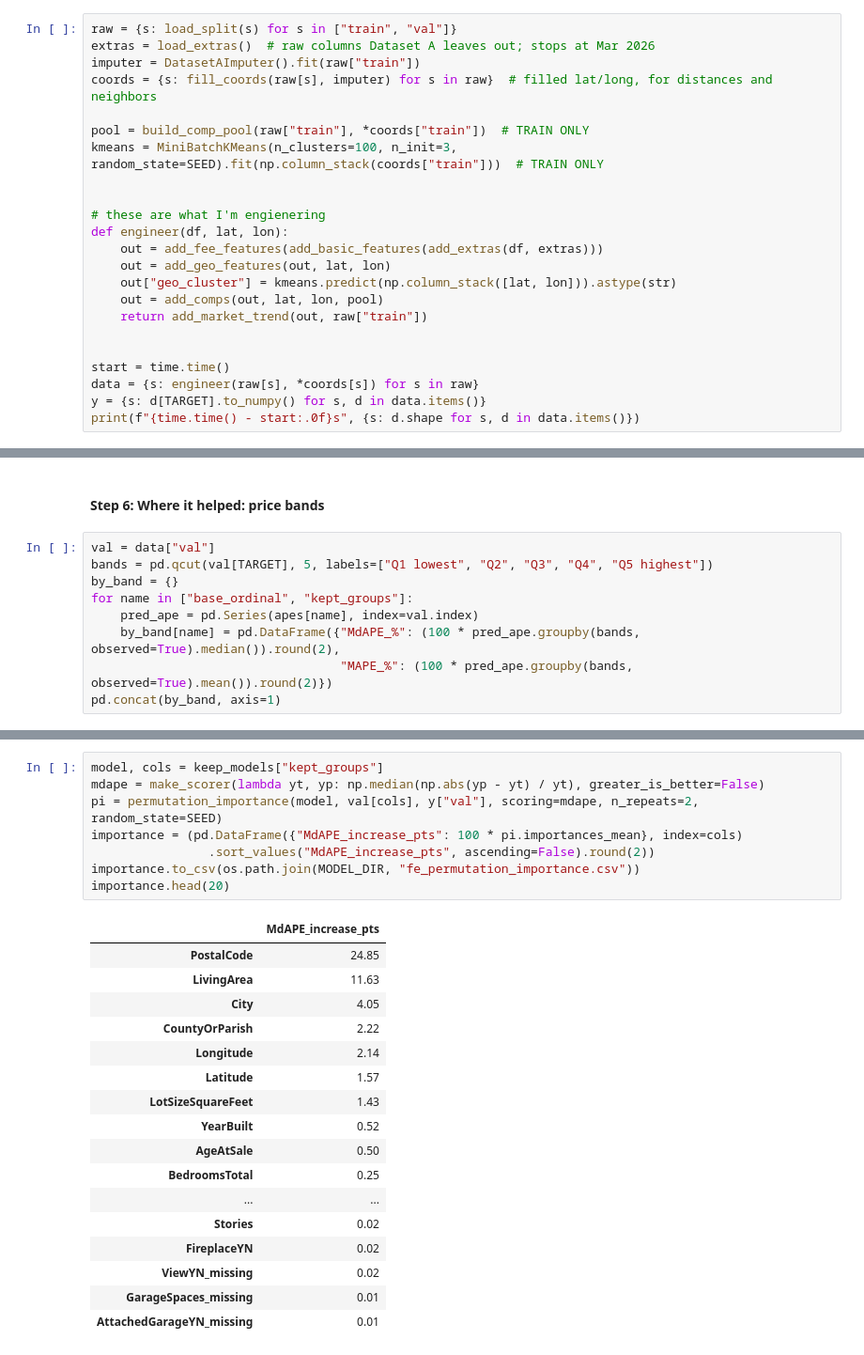
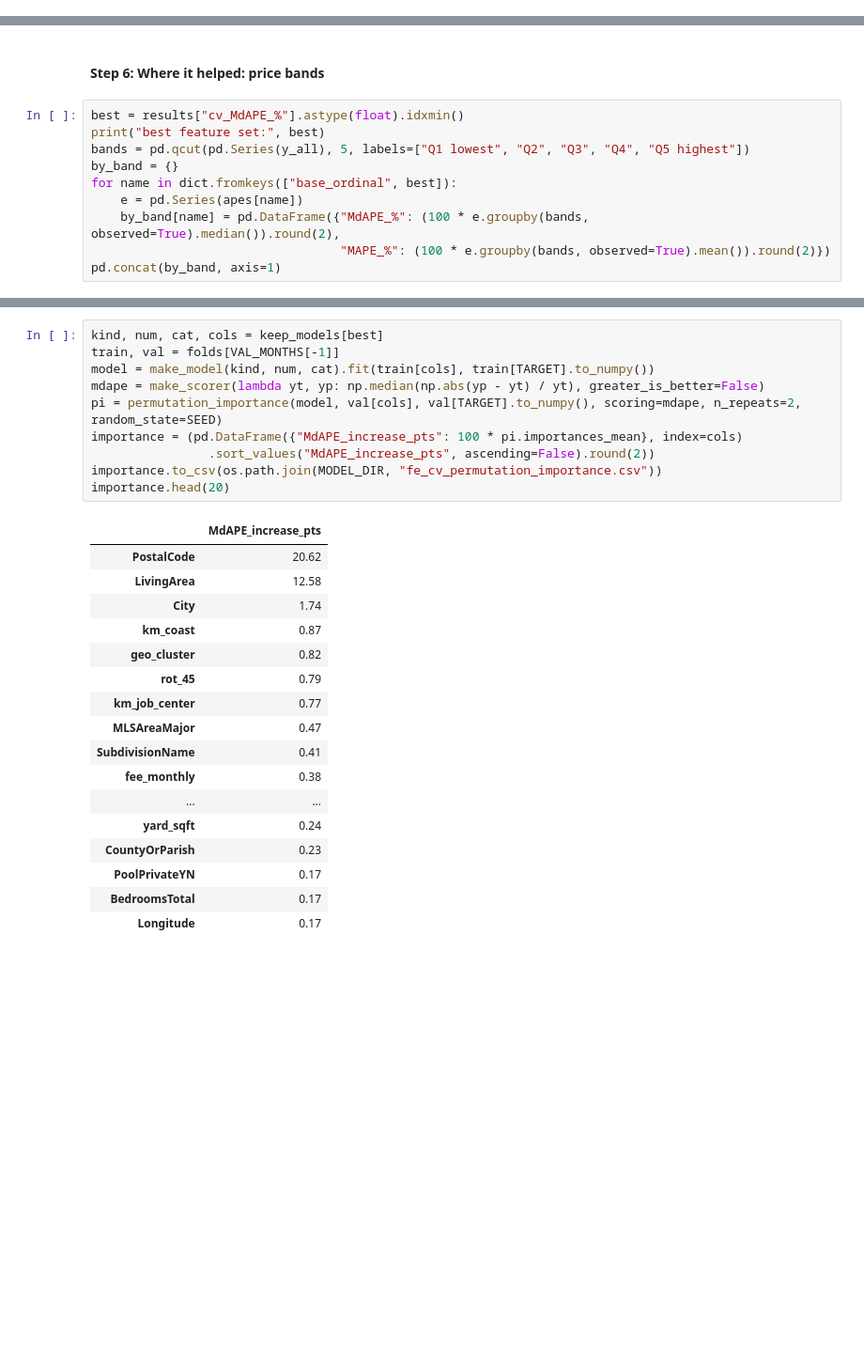
Before and after one commit to eemilycchen/IDX-Exchange-Data-Science, a Jupyter notebook: 05_feature_engineering.ipynb, the cells around one changed output, grey strips where cells are left out. Shown at 94% size. Saved outputs shown, nothing was run; the diff lists cells and outputs as text; blank space fills up the shorter version.

```diff
--- a/05_feature_engineering.ipynb
+++ b/05_feature_engineering.ipynb
@@ -38,25 +42,2 @@ MODEL_DIR = os.path.join(DATA_DIR, "models")
 # %% [markdown]
 #### Step 1: Load and build every feature
-# %%
-raw = {s: load_split(s) for s in ["train", "val"]}
-extras = load_extras()  # raw columns Dataset A leaves out; stops at Mar 2026
-imputer = DatasetAImputer().fit(raw["train"])
-coords = {s: fill_coords(raw[s], imputer) for s in raw}  # filled lat/long, for distances and neighbors
-
-pool = build_comp_pool(raw["train"], *coords["train"])  # TRAIN ONLY
-kmeans = MiniBatchKMeans(n_clusters=100, n_init=3, random_state=SEED).fit(np.column_stack(coords["train"]))  # TRAIN ONLY
-
-
-# these are what I'm engienering
-def engineer(df, lat, lon):
-    out = add_fee_features(add_basic_features(add_extras(df, extras)))
-    out = add_geo_features(out, lat, lon)
-    out["geo_cluster"] = kmeans.predict(np.column_stack([lat, lon])).astype(str)
-    out = add_comps(out, lat, lon, pool)
-    return add_market_trend(out, raw["train"])
-
-
-start = time.time()
-data = {s: engineer(raw[s], *coords[s]) for s in raw}
-y = {s: d[TARGET].to_numpy() for s, d in data.items()}
-print(f"{time.time() - start:.0f}s", {s: d.shape for s, d in data.items()})
@@ -210,12 +236,13 @@ results.sort_values("val_MdAPE_%")
 # %% [markdown]
 #### Step 6: Where it helped: price bands
 # %%
-val = data["val"]
-bands = pd.qcut(val[TARGET], 5, labels=["Q1 lowest", "Q2", "Q3", "Q4", "Q5 highest"])
+best = results["cv_MdAPE_%"].astype(float).idxmin()
+print("best feature set:", best)
+bands = pd.qcut(pd.Series(y_all), 5, labels=["Q1 lowest", "Q2", "Q3", "Q4", "Q5 highest"])
 by_band = {}
-for name in ["base_ordinal", "kept_groups"]:
-    pred_ape = pd.Series(apes[name], index=val.index)
-    by_band[name] = pd.DataFrame({"MdAPE_%": (100 * pred_ape.groupby(bands, observed=True).median()).round(2),
-                                  "MAPE_%": (100 * pred_ape.groupby(bands, observed=True).mean()).round(2)})
+for name in dict.fromkeys(["base_ordinal", best]):
+    e = pd.Series(apes[name])
+    by_band[name] = pd.DataFrame({"MdAPE_%": (100 * e.groupby(bands, observed=True).median()).round(2),
+                                  "MAPE_%": (100 * e.groupby(bands, observed=True).mean()).round(2)})
 pd.concat(by_band, axis=1)
 # %% [output]
@@ -233,26 +260,28 @@ Permutation importance on validation, same as 04: shuffle one input and measure
 # %%
-model, cols = keep_models["kept_groups"]
+kind, num, cat, cols = keep_models[best]
+train, val = folds[VAL_MONTHS[-1]]
+model = make_model(kind, num, cat).fit(train[cols], train[TARGET].to_numpy())
 mdape = make_scorer(lambda yt, yp: np.median(np.abs(yp - yt) / yt), greater_is_better=False)
-pi = permutation_importance(model, val[cols], y["val"], scoring=mdape, n_repeats=2, random_state=SEED)
+pi = permutation_importance(model, val[cols], val[TARGET].to_numpy(), scoring=mdape, n_repeats=2, random_state=SEED)
 importance = (pd.DataFrame({"MdAPE_increase_pts": 100 * pi.importances_mean}, index=cols)
                 .sort_values("MdAPE_increase_pts", ascending=False).round(2))
-importance.to_csv(os.path.join(MODEL_DIR, "fe_permutation_importance.csv"))
+importance.to_csv(os.path.join(MODEL_DIR, "fe_cv_permutation_importance.csv"))
 importance.head(20)
 # %% [output]
 |  | MdAPE_increase_pts |
-| PostalCode | 24.85 |
-| LivingArea | 11.63 |
-| City | 4.05 |
-| CountyOrParish | 2.22 |
-| Longitude | 2.14 |
-| Latitude | 1.57 |
-| LotSizeSquareFeet | 1.43 |
-| YearBuilt | 0.52 |
-| AgeAtSale | 0.50 |
-| BedroomsTotal | 0.25 |
+| PostalCode | 20.62 |
+| LivingArea | 12.58 |
+| City | 1.74 |
+| km_coast | 0.87 |
+| geo_cluster | 0.82 |
+| rot_45 | 0.79 |
+| km_job_center | 0.77 |
+| MLSAreaMajor | 0.47 |
+| SubdivisionName | 0.41 |
+| fee_monthly | 0.38 |
 | ... | ... |
-| Stories | 0.02 |
-| FireplaceYN | 0.02 |
-| ViewYN_missing | 0.02 |
-| GarageSpaces_missing | 0.01 |
-| AttachedGarageYN_missing | 0.01 |
+| yard_sqft | 0.24 |
+| CountyOrParish | 0.23 |
+| PoolPrivateYN | 0.17 |
+| BedroomsTotal | 0.17 |
+| Longitude | 0.17 |
```
Also changed, not shown: parts of 16 cells of this notebook.
